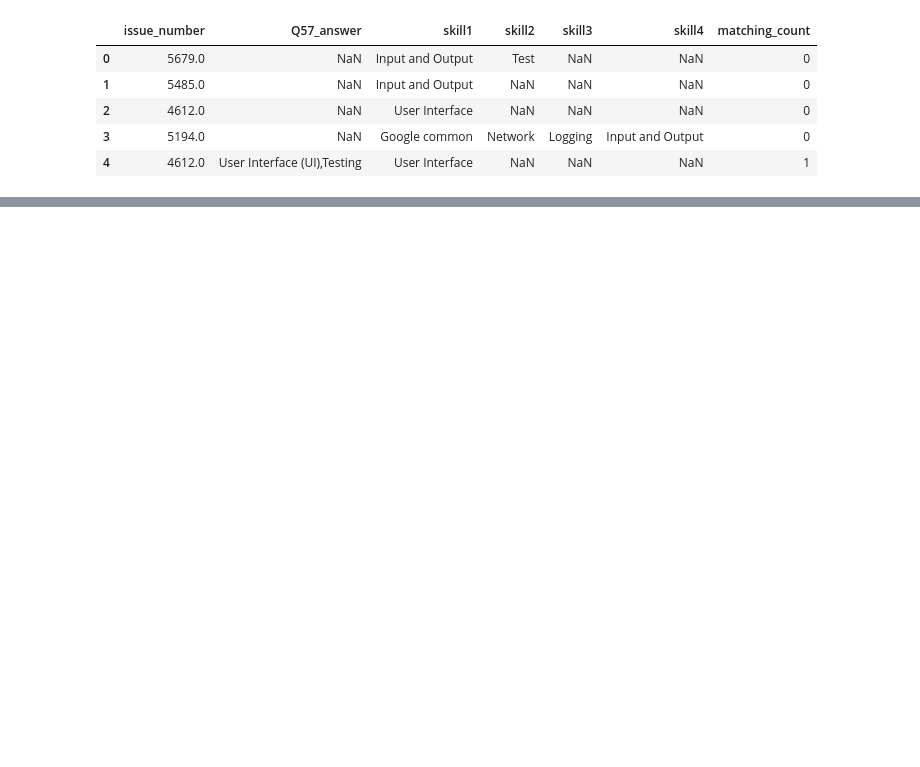
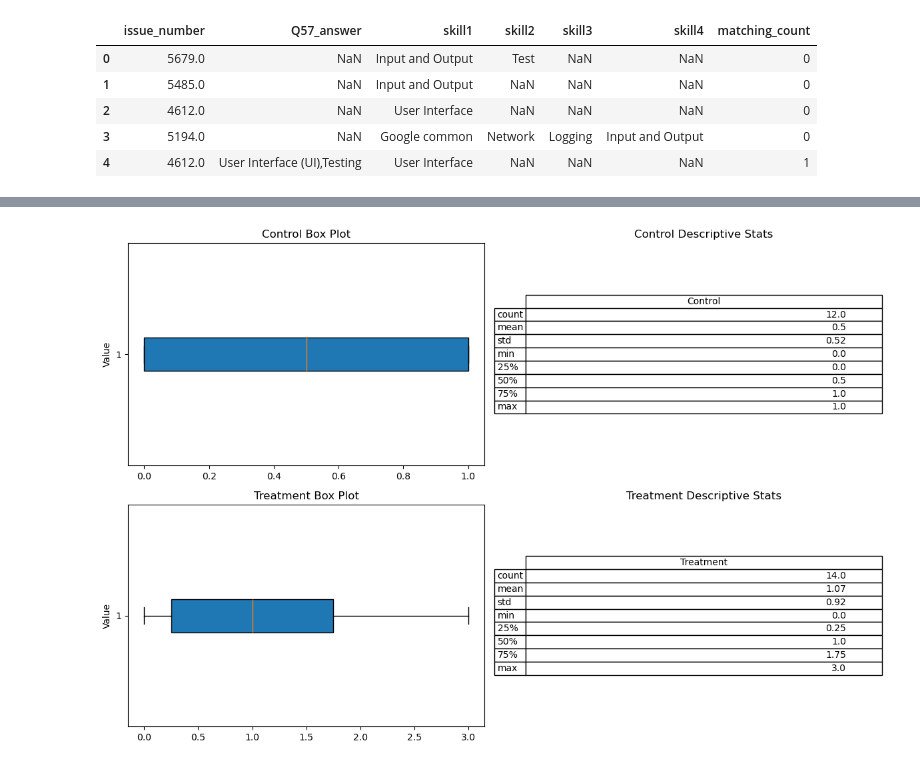
Before and after one commit to JoeyV55/DomainLabelsExperiment, a Jupyter notebook: q57_compare_skills_by_group_v4_final.ipynb, the cells around one changed output, grey strips where cells are left out. Saved outputs shown, nothing was run; the diff lists cells and outputs as text; code cells hidden in the pictures; blank space fills up the shorter version.

```diff
--- a/q57_compare_skills_by_group_v4_final.ipynb
+++ b/q57_compare_skills_by_group_v4_final.ipynb
@@ -125,0 +360,65 @@ Passing `palette` without assigning `hue` is deprecated and will be removed in v
+# %%
+import numpy as np
+import pandas as pd
+import matplotlib.pyplot as plt
+
+# ---------------------------
+# Sample data creation
+# ---------------------------
+#np.random.seed(42)
+#n = 50
+groups = ['Control', 'Treatment']
+#data_list = []
+##for group in groups:
+#    # Create sample data for each group with different means
+#    data = np.random.normal(loc=np.random.rand()*10, scale=2, size=n)
+#    group_data = pd.DataFrame({'Group': group, 'Value': data})
+#    data_list.append(group_data)
+#df = pd.concat(data_list)
+
+# ---------------------------
+# Compute descriptive statistics per group
+# ---------------------------
+# This gives statistics with group as index and statistics as columns.
+stats_df = df_merged.groupby('group')['matching_count'].describe().round(2)
+# For a vertical table display, we transpose so that rows are stats and columns are groups.
+stats_table = stats_df.transpose()
+
+# ---------------------------
+# Create figure: each group gets its own row with two panels (box plot and table)
+# ---------------------------
+num_groups = 2 #len(groups)
+fig, axes = plt.subplots(nrows=num_groups, ncols=2, figsize=(12, 4*num_groups))
+
+# Ensure axes is 2D even if there is only one group
+if num_groups == 1:
+    axes = np.array([axes])
+
+for i, group in enumerate(groups):
+    # Filter the data for the current group
+    group_data = df_merged[df_merged['group'] == group]['matching_count']
+
+    # Left panel: Box plot for the group
+    axes[i, 0].boxplot(group_data, patch_artist=True, vert=False)
+    axes[i, 0].set_title(f'{group} Box Plot')
+    axes[i, 0].set_ylabel('Value')
+
+    # Right panel: Vertical table of descriptive stats for the group
+    # Extract the column for the current group from the transposed table
+    stat_data = stats_table[group].to_frame()
+
+    # Turn off the axis for table clarity
+    axes[i, 1].axis('tight')
+    axes[i, 1].axis('off')
+
+    # Create the table (each row is a statistic, single column for the group)
+    table = axes[i, 1].table(cellText=stat_data.values,
+                             rowLabels=stat_data.index,
+                             colLabels=[group],
+                             loc='center')
+    axes[i, 1].set_title(f'{group} Descriptive Stats')
+
+plt.tight_layout()
+plt.show()
+# %% [output]
+[figure, added]
```
Also changed, not shown: parts of 15 cells of this notebook, 1 other file.
